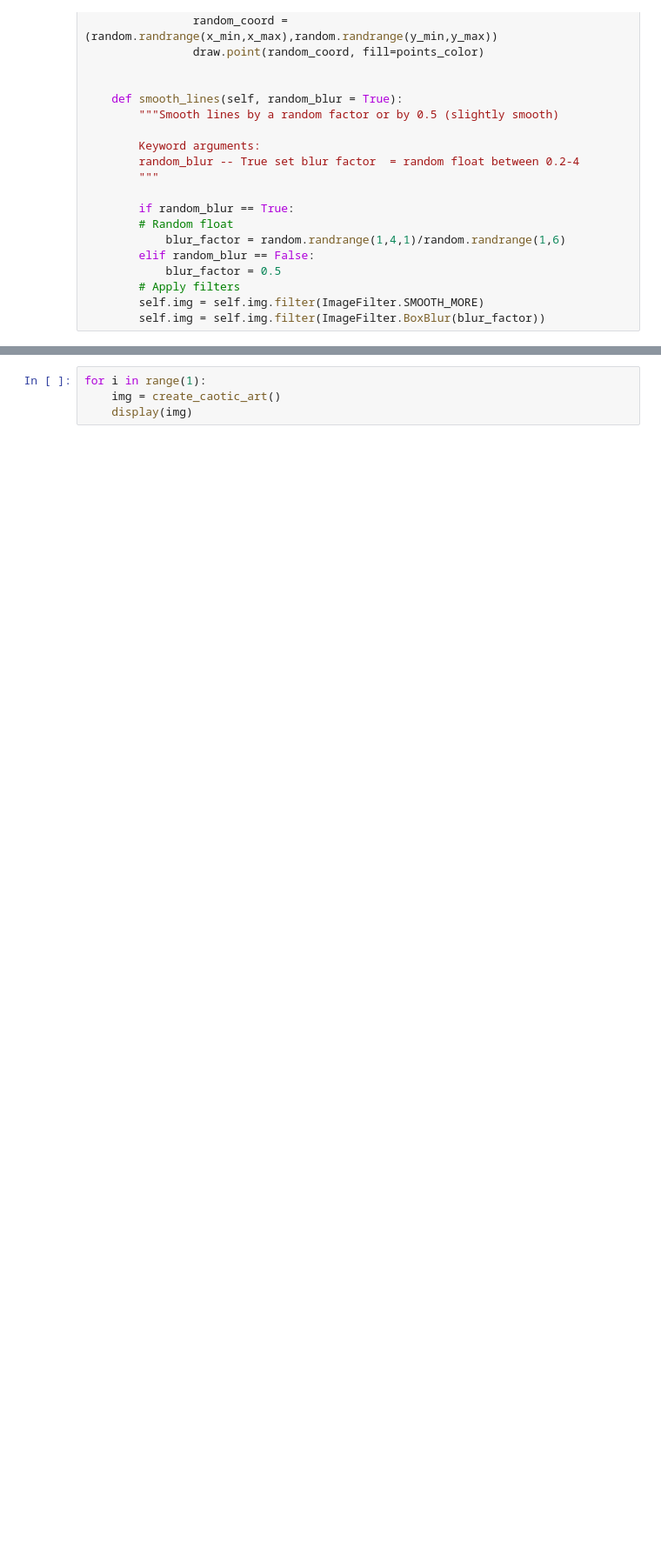
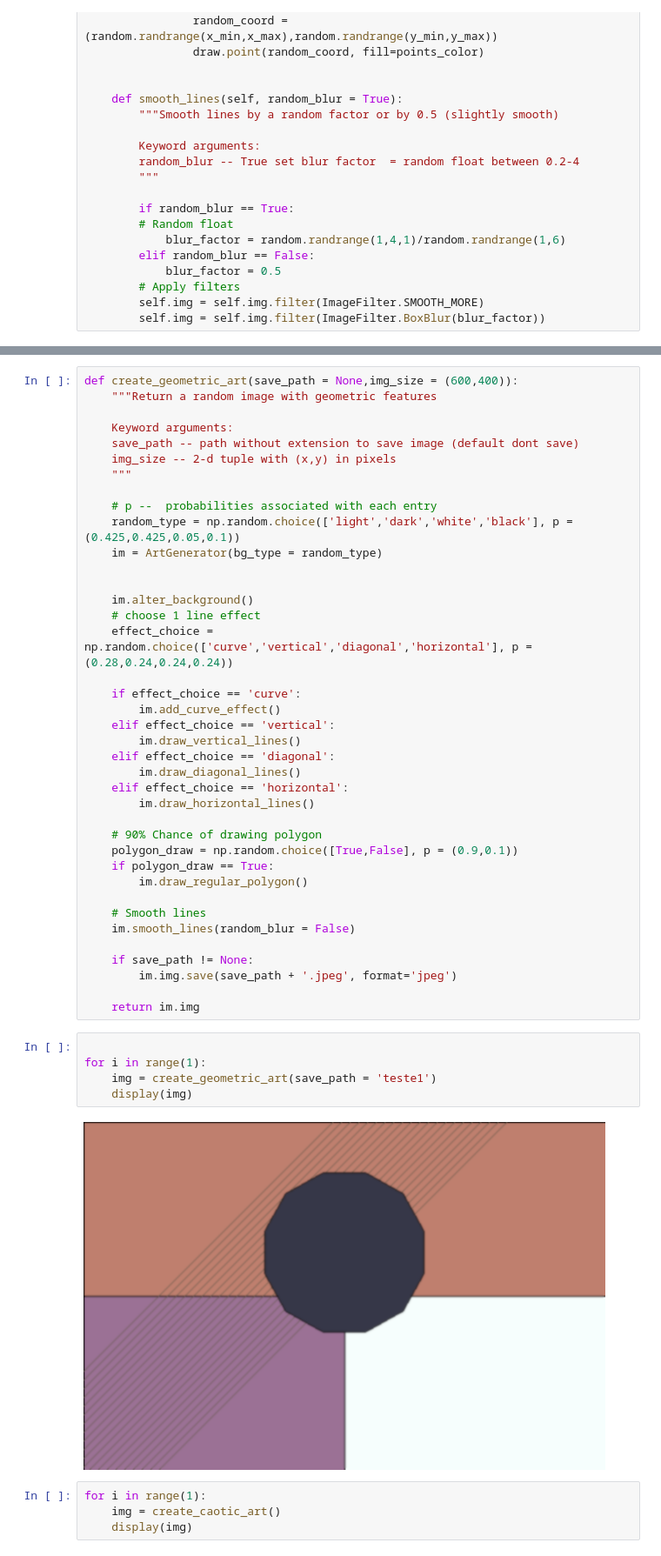
Before and after one commit to FelipeMezzarana/art_generator, a Jupyter notebook: generate_art.ipynb, the cells around one changed output, grey strips where cells are left out. Shown at 87% size. Drawn from its saved outputs; the diff is of its cells as text; blank space fills up the shorter version.

Commit message:
add option to save image

```diff
--- a/generate_art.ipynb
+++ b/generate_art.ipynb
@@ -579,3 +548,49 @@ for i in range(1):
+# %%
+def create_geometric_art(save_path = None,img_size = (600,400)):
+    """Return a random image with geometric features
+
+    Keyword arguments:
+    save_path -- path without extension to save image (default dont save)
+    img_size -- 2-d tuple with (x,y) in pixels
+    """
+
+    # p --  probabilities associated with each entry
+    random_type = np.random.choice(['light','dark','white','black'], p = (0.425,0.425,0.05,0.1))
+    im = ArtGenerator(bg_type = random_type)
+
+
+    im.alter_background()
+    # choose 1 line effect
+    effect_choice = np.random.choice(['curve','vertical','diagonal','horizontal'], p = (0.28,0.24,0.24,0.24))
+
+    if effect_choice == 'curve':
+        im.add_curve_effect()
+    elif effect_choice == 'vertical':
+        im.draw_vertical_lines()
+    elif effect_choice == 'diagonal':
+        im.draw_diagonal_lines()
+    elif effect_choice == 'horizontal':
+        im.draw_horizontal_lines()
+
+    # 90% Chance of drawing polygon
+    polygon_draw = np.random.choice([True,False], p = (0.9,0.1))
+    if polygon_draw == True:
+        im.draw_regular_polygon()
+
+    # Smooth lines
+    im.smooth_lines(random_blur = False)
+
+    if save_path != None:
+        im.img.save(save_path + '.jpeg', format='jpeg')
+
+    return im.img
+# %%
+
+for i in range(1):
+    img = create_geometric_art(save_path = 'teste1')
+    display(img)
+# %% [output]
+[figure, added]
 # %%
 for i in range(1):
     img = create_caotic_art()
```
Also changed, not shown: parts of 3 cells of this notebook, 2 other files.
